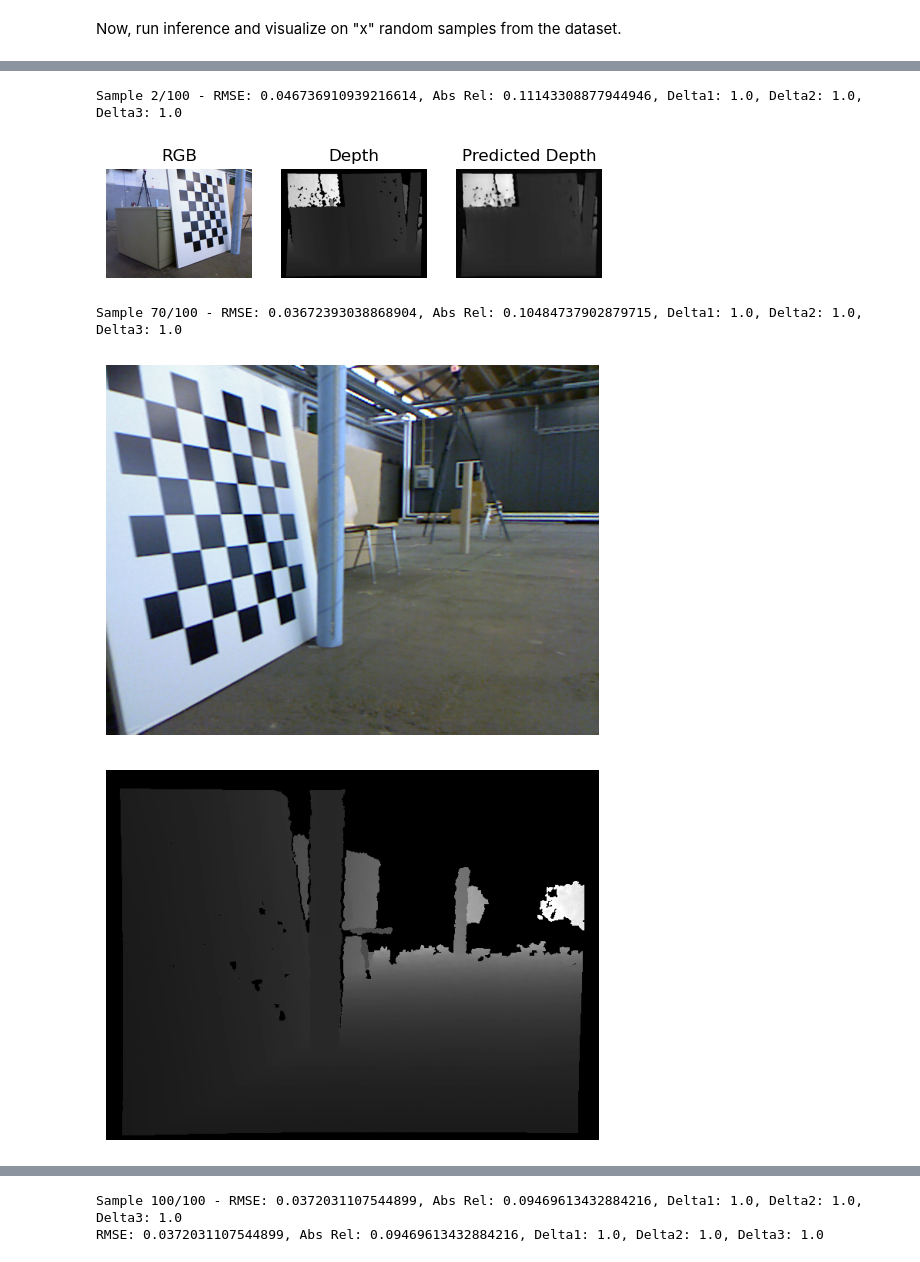
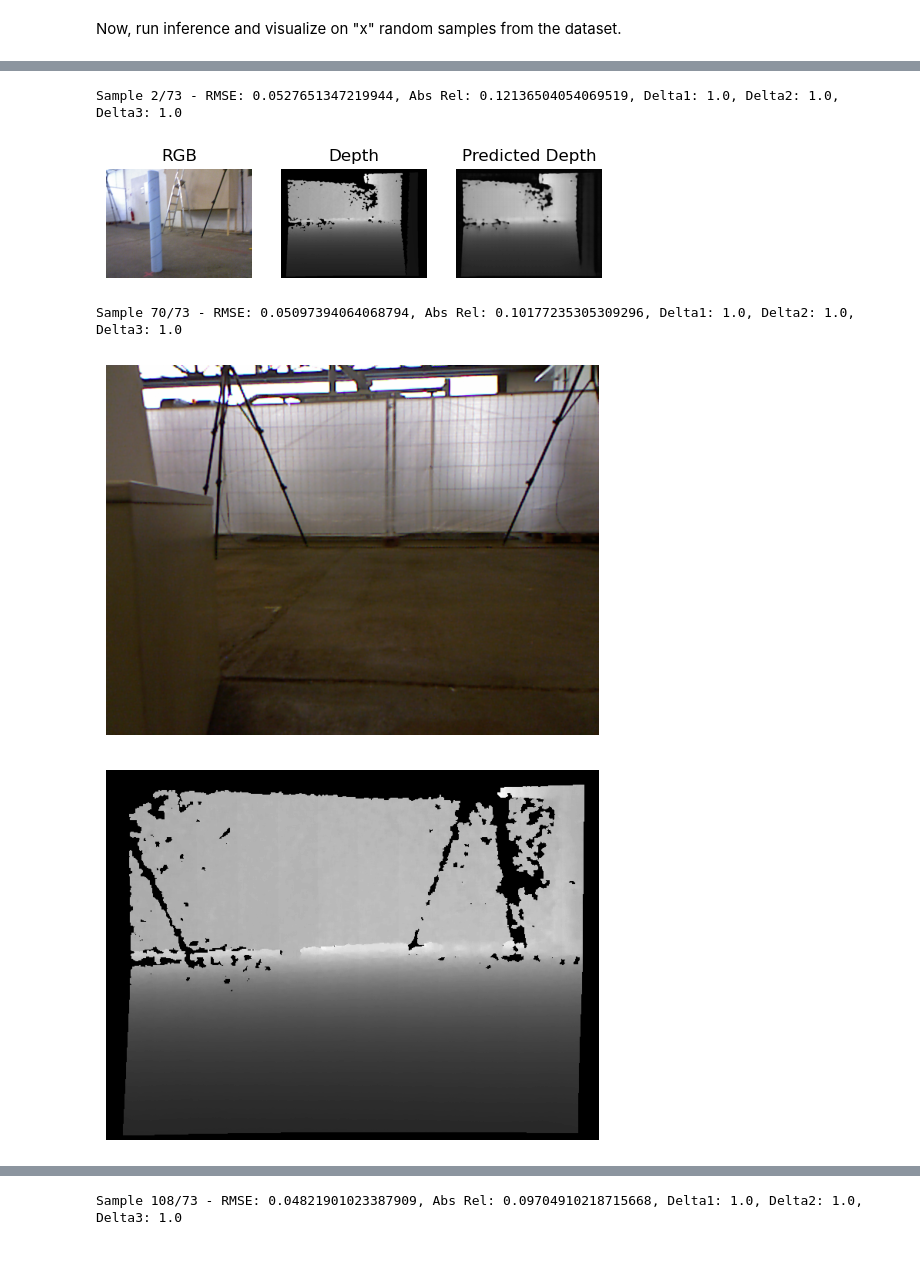
Before and after one commit to carlostojal/multitudinous, a Jupyter notebook: notebooks/quant_pretrainer_viz.ipynb, the cells around one changed output, grey strips where cells are left out. Cells and saved outputs as stored; diff of their text form; code cells hidden in the pictures.

Commit message:
fix quantized model visualization and benchmarking

```diff
--- a/notebooks/quant_pretrainer_viz.ipynb
+++ b/notebooks/quant_pretrainer_viz.ipynb
@@ -57,7 +57,7 @@ from multitudinous.utils.dataset_builder import build_img_dataset
 from torch.utils.data import DataLoader
 
 # build the dataset
-_, _, test_set = build_img_dataset("tum_rgbd", "../../data/tum_rgbd2", "train", "val", "test")
+_, _, test_set = build_img_dataset("tum_rgbd", "../../data/tum_rgbd1", "train", "val", "test")
 
 # create the dataloader
 dataloader = DataLoader(test_set, batch_size=BATCH_SIZE, shuffle=False, num_workers=4, pin_memory=True)
@@ -72,7 +70,7 @@ from multitudinous.loss_fns import rmse, rel, delta
 
 NUM_VIZ_SAMPLES = 3
 FIXED_VIZ_SAMPLE = 70 # number of the always visualized sample
-NUM_EVAL_SAMPLES = 100
+NUM_EVAL_SAMPLES = 300
 
 visualized_count = 0
 
@@ -82,7 +80,7 @@ delta1_total = 0
 delta2_total = 0
 delta3_total = 0
 count = 0
-total_samples = len(dataloader)
+total_samples = len(dataloader) * BATCH_SIZE
 
 # run inference on the samples
 for rgb, depth in dataloader:
@@ -157,7 +155,7 @@ for rgb, depth in dataloader:
         i += 1
         count += 1
 
-        print(f"\rSample {count}/{NUM_EVAL_SAMPLES} - RMSE: {rmse_total/count}, Abs Rel: {abs_rel_total/count}, Delta1: {delta1_total/count}, Delta2: {delta2_total/count}, Delta3: {delta3_total/count}", end=" ")
+        print(f"\rSample {count}/{min(NUM_EVAL_SAMPLES, total_samples)} - RMSE: {rmse_total/count}, Abs Rel: {abs_rel_total/count}, Delta1: {delta1_total/count}, Delta2: {delta2_total/count}, Delta3: {delta3_total/count}", end=" ")
 
     if count >= NUM_EVAL_SAMPLES:
         break
@@ -176,5 +174,5 @@ Sample 1/100 - RMSE: 0.0460970364511013, Abs Rel: 0.11080101132392883, Delta1: 1
-Sample 2/100 - RMSE: 0.046736910939216614, Abs Rel: 0.11143308877944946, Delta1: 1.0, Delta2: 1.0, Delta3: 1.0
+Sample 2/73 - RMSE: 0.0527651347219944, Abs Rel: 0.12136504054069519, Delta1: 1.0, Delta2: 1.0, Delta3: 1.0
-[figure, old version]
+[figure, new version]
-Sample 70/100 - RMSE: 0.03672393038868904, Abs Rel: 0.10484737902879715, Delta1: 1.0, Delta2: 1.0, Delta3: 1.0
+Sample 70/73 - RMSE: 0.05097394064068794, Abs Rel: 0.10177235305309296, Delta1: 1.0, Delta2: 1.0, Delta3: 1.0
-[figure, old version]
+[figure, new version]
-[figure, old version]
+[figure, new version]
@@ -182,2 +180 @@ Sample 70/100 - RMSE: 0.03672393038868904, Abs Rel: 0.10484737902879715, Delta1:
-Sample 100/100 - RMSE: 0.0372031107544899, Abs Rel: 0.09469613432884216, Delta1: 1.0, Delta2: 1.0, Delta3: 1.0
-RMSE: 0.0372031107544899, Abs Rel: 0.09469613432884216, Delta1: 1.0, Delta2: 1.0, Delta3: 1.0
+Sample 108/73 - RMSE: 0.04821901023387909, Abs Rel: 0.09704910218715668, Delta1: 1.0, Delta2: 1.0, Delta3: 1.0
```
Also changed, not shown: parts of 2 cells of this notebook.
